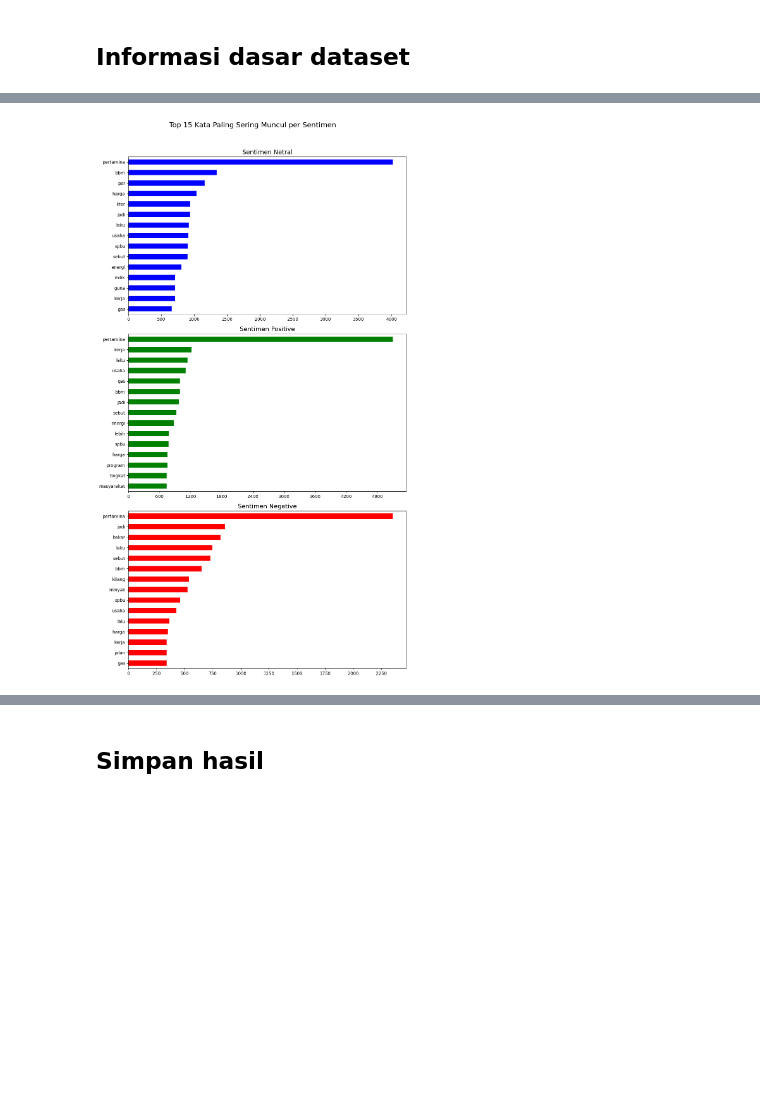
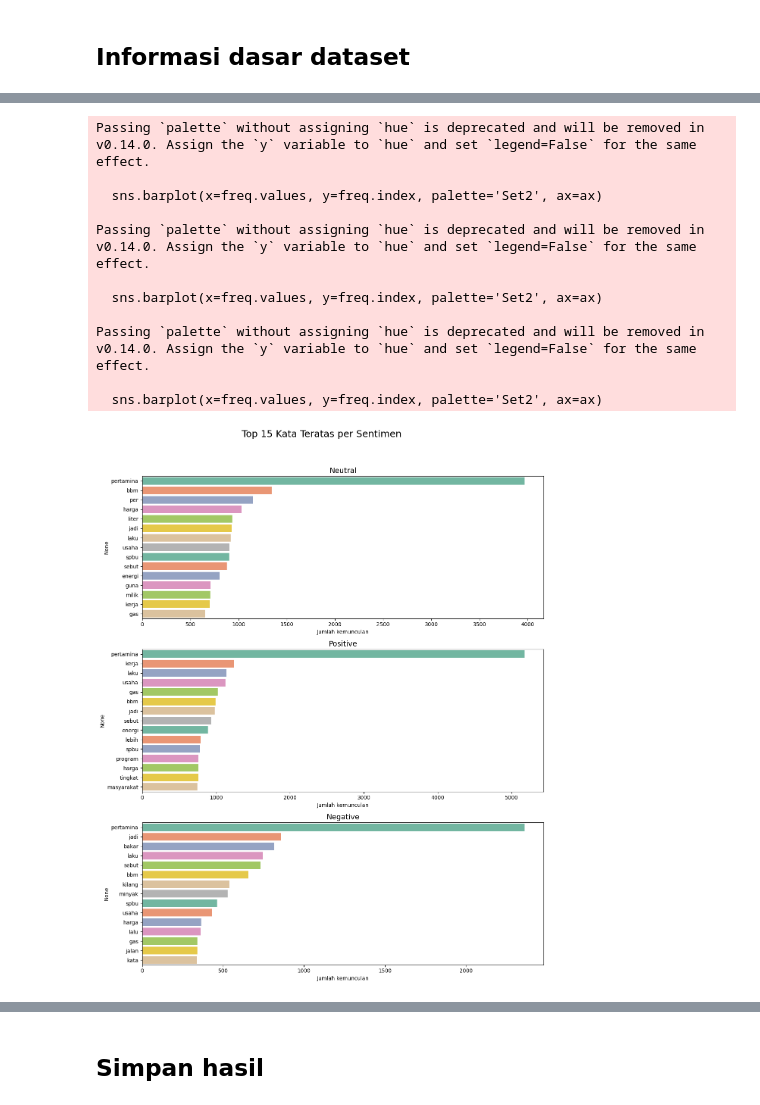
Before and after one commit to yeshaa23/Project-A-Kelompok-4-Pertamina-PBAGenap, a Jupyter notebook: Notebook/EDA.ipynb, the cells around one changed output, grey strips where cells are left out. Saved outputs shown, nothing was run; the diff lists cells and outputs as text; code cells hidden in the pictures; blank space fills up the shorter version.

Commit message:
nambah tag vs sentimen

```diff
--- a/Notebook/EDA.ipynb
+++ b/Notebook/EDA.ipynb
@@ -109,15 +108,12 @@ plt.show()
 # %%
 # Visualisasi Word Cloud per Sentimen
-df['Sentimen'] = df['Sentimen'].replace({'Positif': 'Positive', 'Negatif': 'Negative'})
-
+color_maps = {'Positive':'summer', 'Negative':'autumn', 'Neutral':'cool'}
 sentiments = df['Sentimen'].unique()
-color_maps = {'Positive':'Greens', 'Negative':'Reds', 'Neutral':'Blues'}
-
 for sentiment in sentiments:
-    text = ' '.join(df[df['Sentimen']==sentiment]['text_no_stopwords'].dropna())
+    text = ' '.join(df[df['Sentimen']==sentiment]['final_text_stemmed'].dropna())
     if text:
         wc = WordCloud(width=800, height=400, background_color='white',
-                       colormap=color_maps.get(sentiment, 'Greys'), collocations=False).generate(text)
+                       colormap=color_maps.get(sentiment,'Greys'), collocations=False).generate(text)
         plt.figure(figsize=(10,5))
         plt.imshow(wc, interpolation='bilinear')
         plt.axis('off')
@@ -130,34 +126,32 @@ for sentiment in sentiments:
 # %%
 # Visualisasi Frekuensi Kata Teratas per Sentimen
-df['Sentimen'] = df['Sentimen'].replace({'Positif': 'Positive', 'Negatif': 'Negative'})
+sentiments = df['Sentimen'].unique()
+fig, axes = plt.subplots(len(sentiments),1, figsize=(12,5*len(sentiments)))
+fig.suptitle('Top 15 Kata Teratas per Sentimen', fontsize=18)
 
-# Get unique sentiments after harmonization
-sentiments_harmonized = df['Sentimen'].unique()
+if len(sentiments)==1:
+    axes=[axes]
 
-# Dynamically create subplots based on the number of unique sentiments
-fig, axes = plt.subplots(len(sentiments_harmonized), 1, figsize=(10, 6 * len(sentiments_harmonized)))
-if len(sentiments_harmonized) == 1:
-    axes = [axes]
-
-fig.suptitle('Top 15 Kata Paling Sering Muncul per Sentimen', fontsize=16)
-color_maps_for_plot = {
-    'positive': 'green',
-    'negative': 'red',
-    'netral': 'blue'
-}
-
-for i, sentiment in enumerate(sentiments_harmonized):
-    corpus = ' '.join(df[df['Sentimen'] == sentiment]['text_stemmed'].dropna())
+for i, sentiment in enumerate(sentiments):
+    corpus = ' '.join(df[df['Sentimen']==sentiment]['final_text_stemmed'].dropna())
     words = corpus.split()
-    word_freq = pd.Series(words).value_counts().head(15)
-
+    freq = pd.Series(words).value_counts().head(15)
     ax = axes[i]
-    plot_color = color_maps_for_plot.get(sentiment.lower(), 'gray')
-    word_freq.sort_values().plot(kind='barh', ax=ax, color=plot_color)
-    ax.set_title(f'Sentimen {sentiment.capitalize()}', fontsize=14)
-    ax.xaxis.set_major_locator(MaxNLocator(integer=True))
-
-plt.tight_layout(rect=[0, 0, 1, 0.96])
+    sns.barplot(x=freq.values, y=freq.index, palette='Set2', ax=ax)
+    ax.set_title(f'{sentiment}', fontsize=14)
+    ax.set_xlabel('Jumlah kemunculan')
+plt.tight_layout(rect=[0,0,1,0.95])
 plt.show()
 # %% [output]
+Passing `palette` without assigning `hue` is deprecated and will be removed in v0.14.0. Assign the `y` variable to `hue` and set `legend=False` for the same effect.
+
+  sns.barplot(x=freq.values, y=freq.index, palette='Set2', ax=ax)
+
+Passing `palette` without assigning `hue` is deprecated and will be removed in v0.14.0. Assign the `y` variable to `hue` and set `legend=False` for the same effect.
+
+  sns.barplot(x=freq.values, y=freq.index, palette='Set2', ax=ax)
+
+Passing `palette` without assigning `hue` is deprecated and will be removed in v0.14.0. Assign the `y` variable to `hue` and set `legend=False` for the same effect.
+
+  sns.barplot(x=freq.values, y=freq.index, palette='Set2', ax=ax)
-[figure, old version]
+[figure, new version]
```
Also changed, not shown: parts of 14 cells of this notebook.
